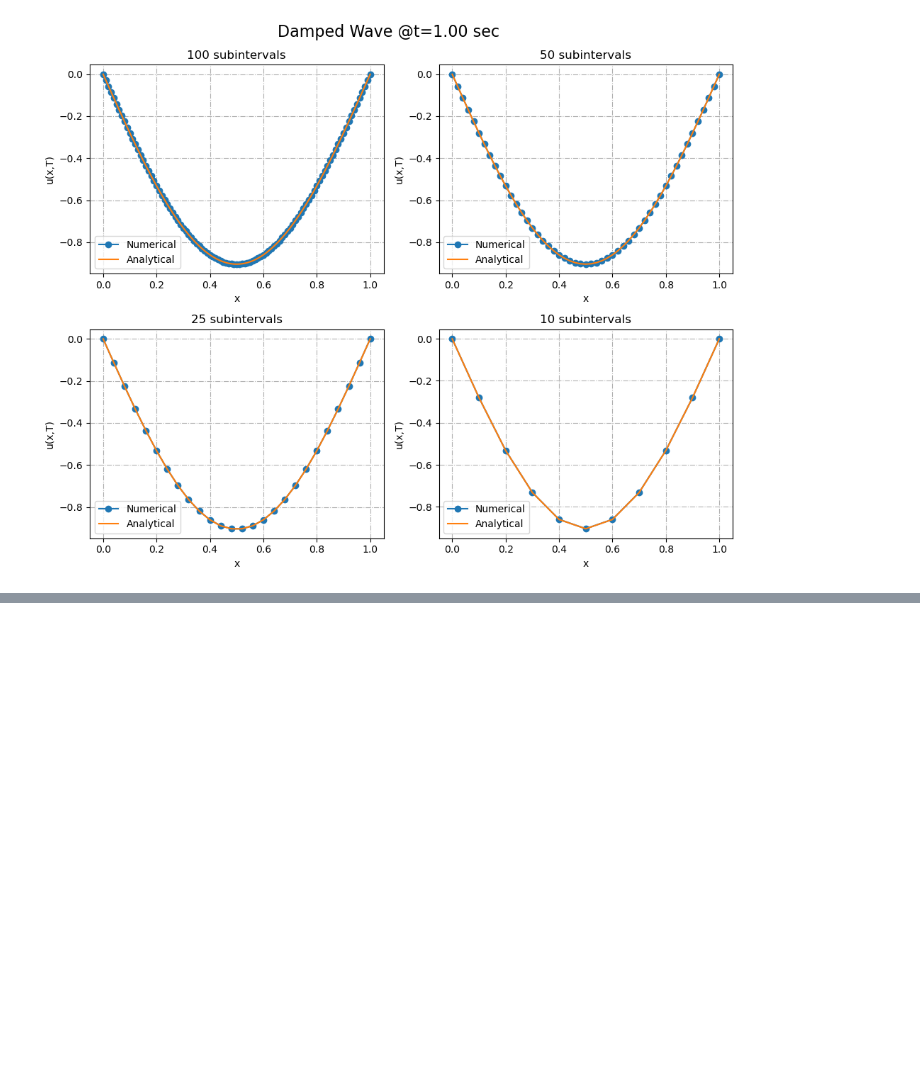
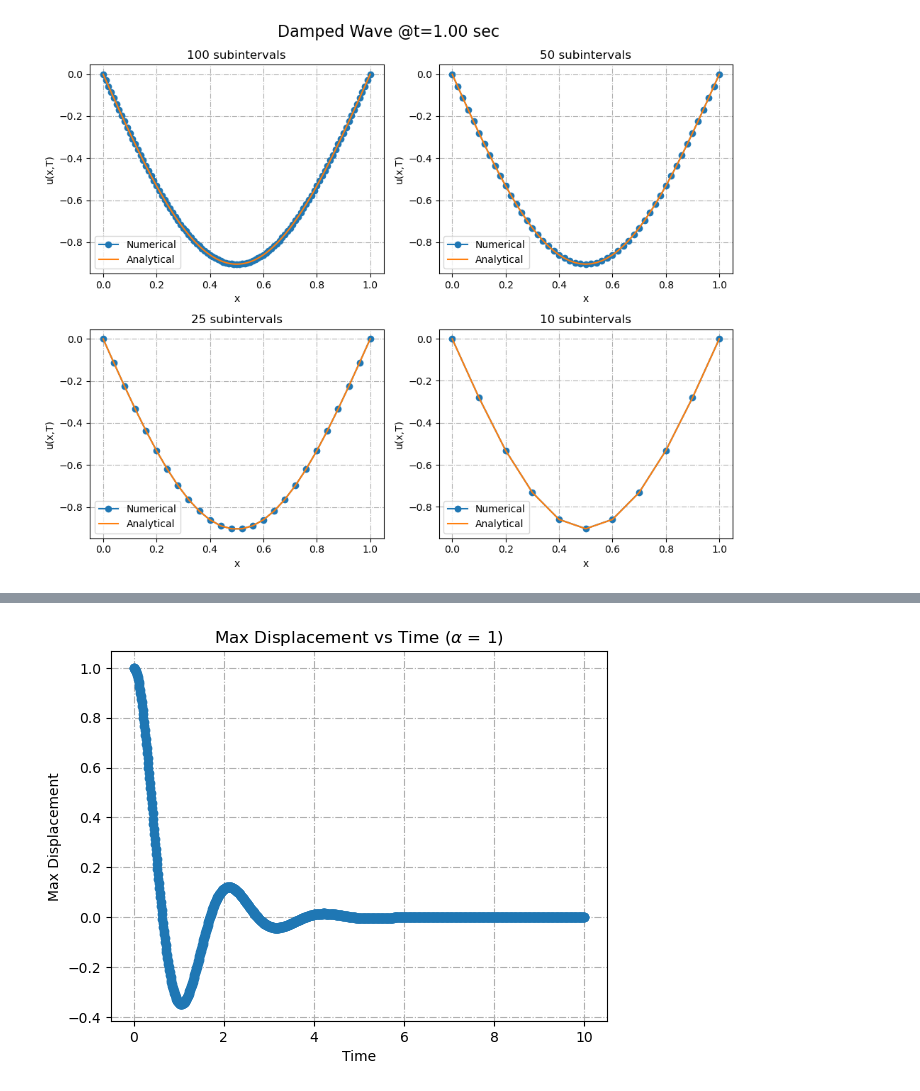
Before and after one commit to mihirshevade/ae370_project_2, a Jupyter notebook: comparison.ipynb, the cells around one changed output, grey strips where cells are left out. Drawn from its saved outputs; the diff is of its cells as text; code cells hidden in the pictures; blank space fills up the shorter version.

```diff
--- a/comparison.ipynb
+++ b/comparison.ipynb
@@ -113,0 +224,27 @@ plt.show()
+# %%
+# parameters
+L     = 1.0     # domain length
+c     = 1.0     # wave speed
+alpha = 1     # damping coefficient
+nx    = 40    # number of spatial subintervals
+dt    = 0.01   # time step
+
+amplitudes = []
+times = []
+t = 0
+while (t < 10):
+    x, U_num, U_ana = time_step_damped_wave(L, c, alpha, nx, dt, t)
+    if (max(U_num) > 0):
+        amplitudes.append(max(U_num))
+    else:
+        amplitudes.append(min(U_num))
+    times.append(t)
+    t += dt
+
+plt.plot(times, amplitudes, 'o-', label="Numerical")
+plt.xlabel("Time")
+plt.ylabel("Max Displacement")
+plt.title("Max Displacement vs Time (" + r'$\alpha$' + " = 1)")
+plt.grid(ls='-.')
+# %% [output]
+[figure, added]
```
Also changed, not shown: parts of 4 cells of this notebook, 3 other files.
